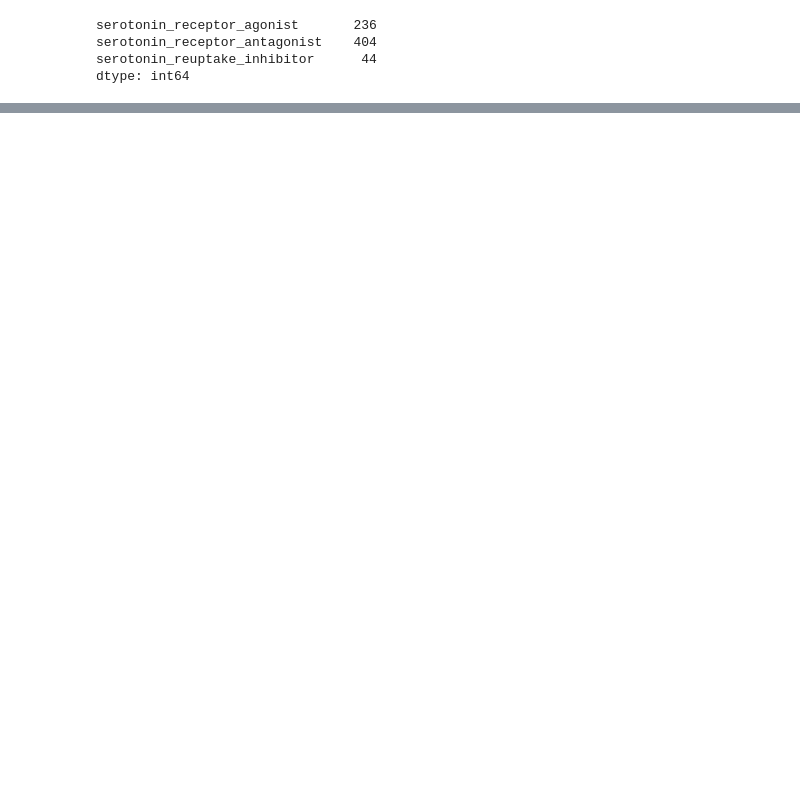
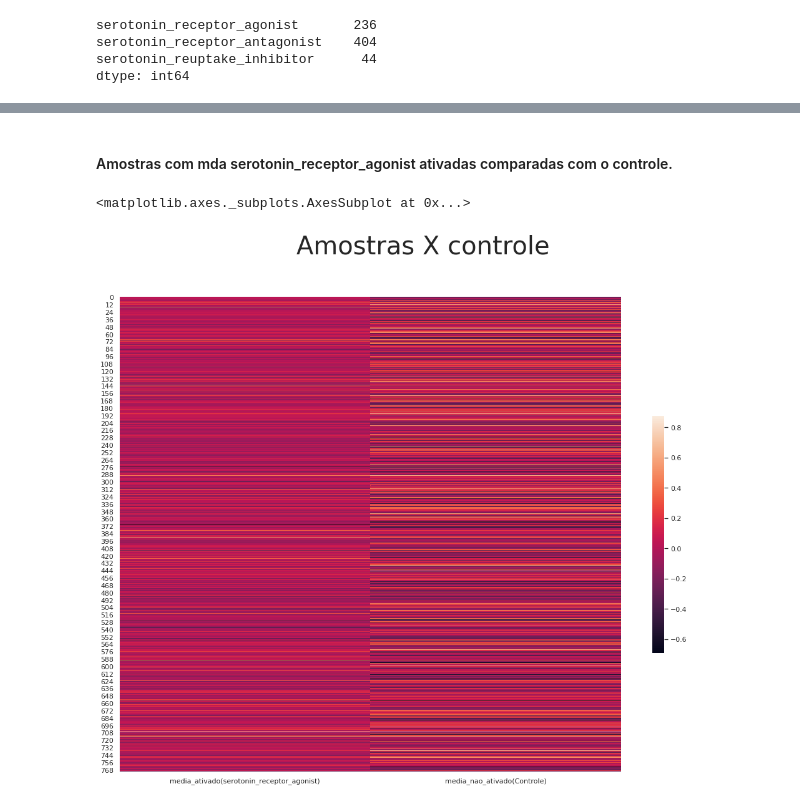
Before and after one commit to guilherme-prado/imersao-dados-desafio-final, a Jupyter notebook: Notebooks/Drug_discovery_Guilherme_Prado.ipynb, the cells around one changed output, grey strips where cells are left out. Cells and saved outputs as stored; diff of their text form; code cells hidden in the pictures; blank space fills up the shorter version.

```diff
--- a/Notebooks/Drug_discovery_Guilherme_Prado.ipynb
+++ b/Notebooks/Drug_discovery_Guilherme_Prado.ipynb
@@ -108,0 +110,3 @@ plot.fig.set_figwidth(9)
+# %%
+experimento[m_ativ_ser] = resultados[m_ativ_ser]
+experimento
@@ -108,0 +129,8 @@ plot.fig.set_figwidth(9)
+# %%
+experimento_controle = experimento.query('tratamento == "com_controle"')
+for mda in m_ativ_ser:
+    ativacoes = experimento_controle[mda].sum()
+    if ativacoes > 0 :
+        print('Mecanismo de ativação ' + mda + ' foi ativado ' + ativacoes + 'vezes')
+    else:
+        print('Mecanismo de ativação ' + mda + ' não foi ativado no controle')
@@ -108,0 +143,9 @@ plot.fig.set_figwidth(9)
+# %%
+media_exp_gen_controle_series = experimento_controle.loc[:,'g_0':'g_771'].mean()
+media_exp_gen_controle = pd.DataFrame({'media_nao_ativado':media_exp_gen_controle_series.values})
+# %%
+query = 'tratamento == "com_droga" and serotonin_receptor_agonist == 1 and serotonin_receptor_antagonist == 0'
+
+media_exp_gen_ativ_series = experimento.query(query).loc[:,'g_0':'g_771'].mean()
+media_exp_gen_agonist = pd.DataFrame({'media_ativado(serotonin_receptor_agonist)':media_exp_gen_ativ_series.values})
+media_exp_gen_agonist['media_nao_ativado(Controle)'] = media_exp_gen_controle['media_nao_ativado']
@@ -108,0 +156,9 @@ plot.fig.set_figwidth(9)
+# %% [markdown]
+#### Amostras com mda serotonin_receptor_agonist ativadas comparadas com o controle.
+# %%
+f, ax = plt.subplots(figsize=(18, 14))
+f.suptitle('Amostras X controle', fontsize=40)
+sns.heatmap(media_exp_gen_agonist, cbar_kws={"shrink": .5})
+# %% [output]
+<matplotlib.axes._subplots.AxesSubplot at 0x...>
+[figure, added]
```
Also changed, not shown: parts of 26 cells of this notebook.
